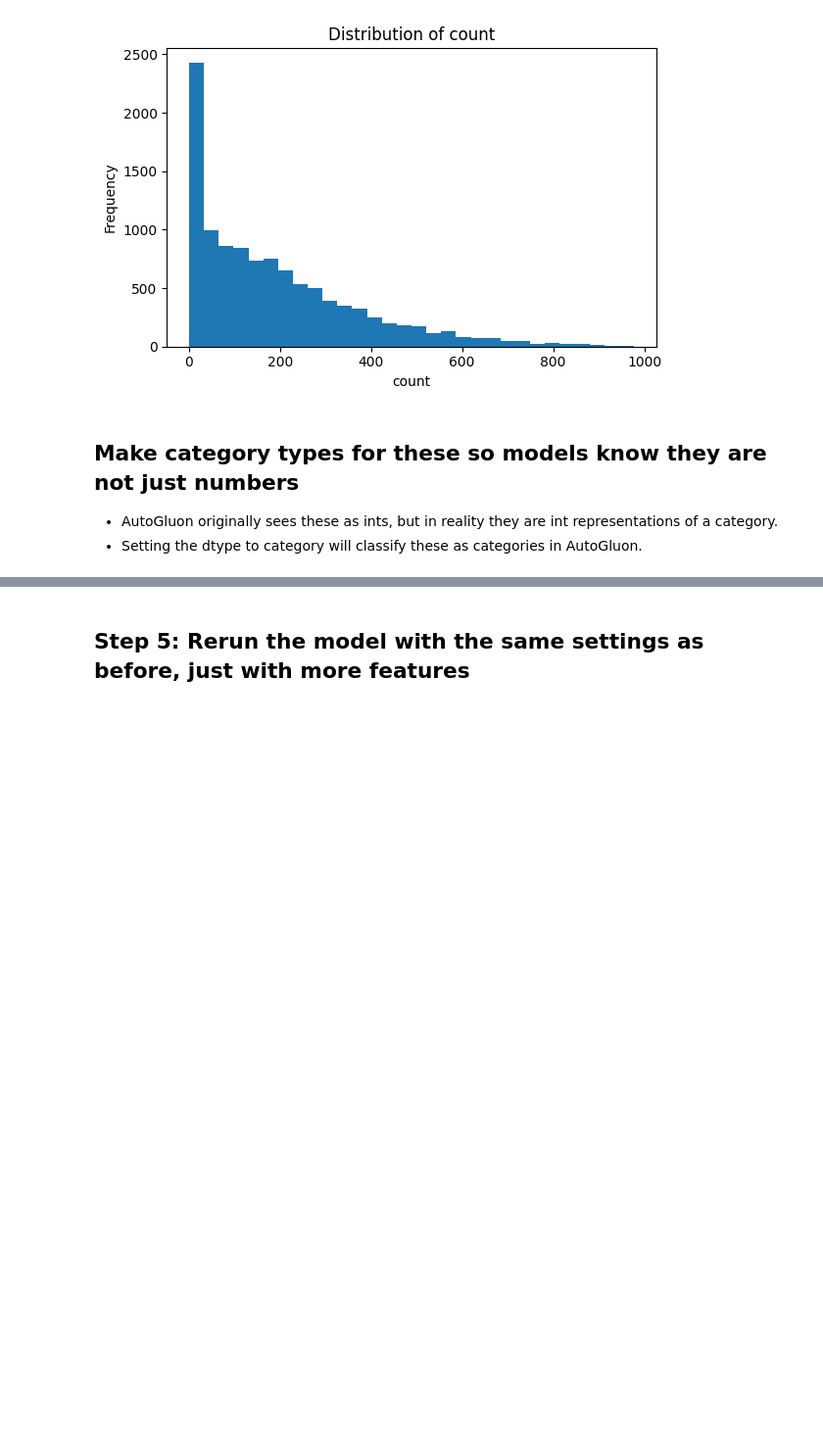
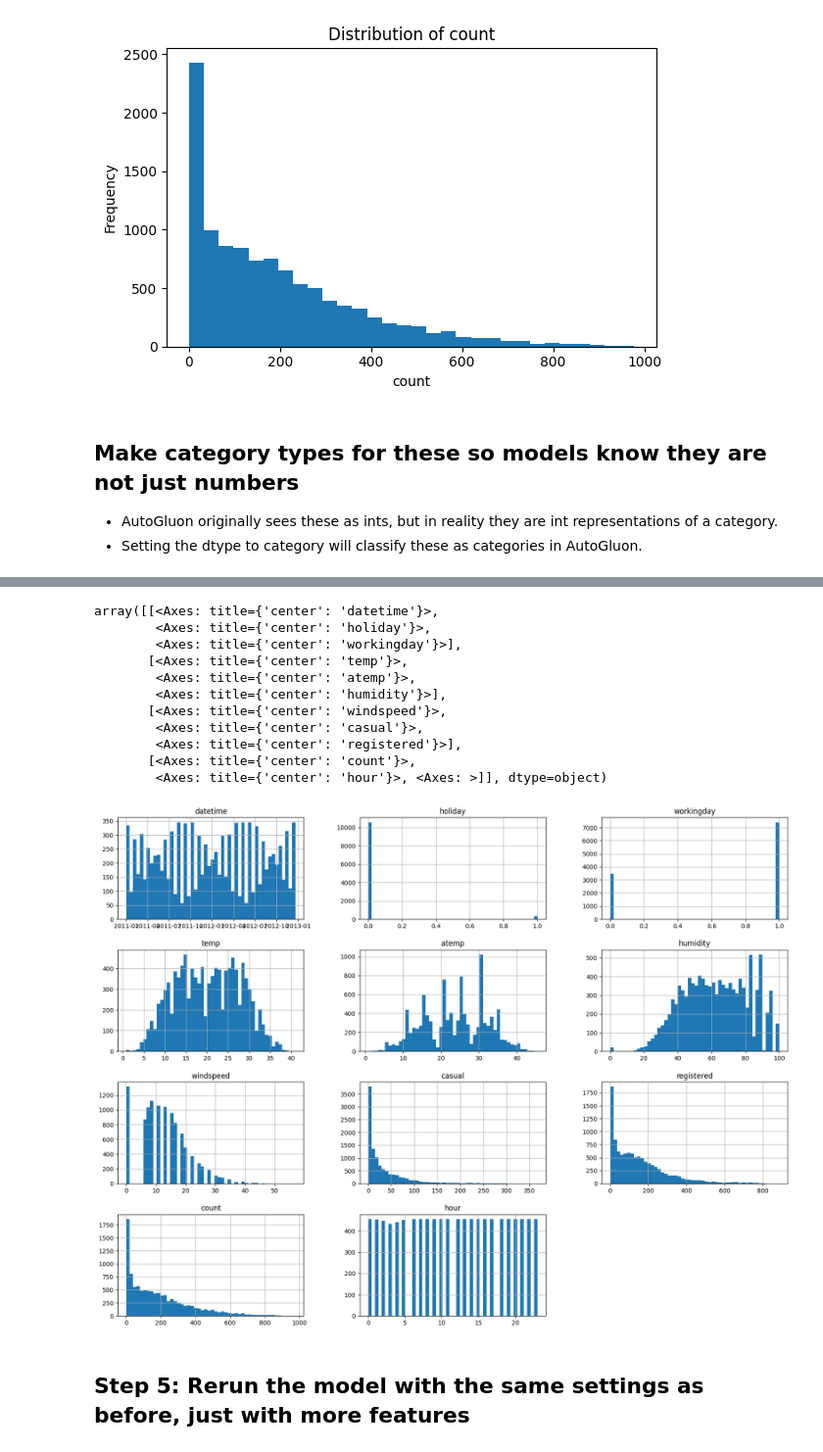
Before and after one commit to florabelas1/cd0385-project-starter, a Jupyter notebook: project/project-template.ipynb, the cells around one changed output, grey strips where cells are left out. Shown at 98% size. Saved outputs shown, nothing was run; the diff lists cells and outputs as text; code cells hidden in the pictures; blank space fills up the shorter version.

```diff
--- a/project/project-template.ipynb
+++ b/project/project-template.ipynb
@@ -399,5 +406,18 @@ train.head()
 # %%
 # View histogram of all features again now with the hour feature
-train.?
+train.hist(bins=50, figsize=(20,15))
+# %% [output]
+array([[<Axes: title={'center': 'datetime'}>,
+        <Axes: title={'center': 'holiday'}>,
+        <Axes: title={'center': 'workingday'}>],
+       [<Axes: title={'center': 'temp'}>,
+        <Axes: title={'center': 'atemp'}>,
+        <Axes: title={'center': 'humidity'}>],
+       [<Axes: title={'center': 'windspeed'}>,
+        <Axes: title={'center': 'casual'}>,
+        <Axes: title={'center': 'registered'}>],
+       [<Axes: title={'center': 'count'}>,
+        <Axes: title={'center': 'hour'}>, <Axes: >]], dtype=object)
+[figure, added]
 # %% [markdown]
 ## Step 5: Rerun the model with the same settings as before, just with more features
```
Also changed, not shown: parts of 30 cells of this notebook.
